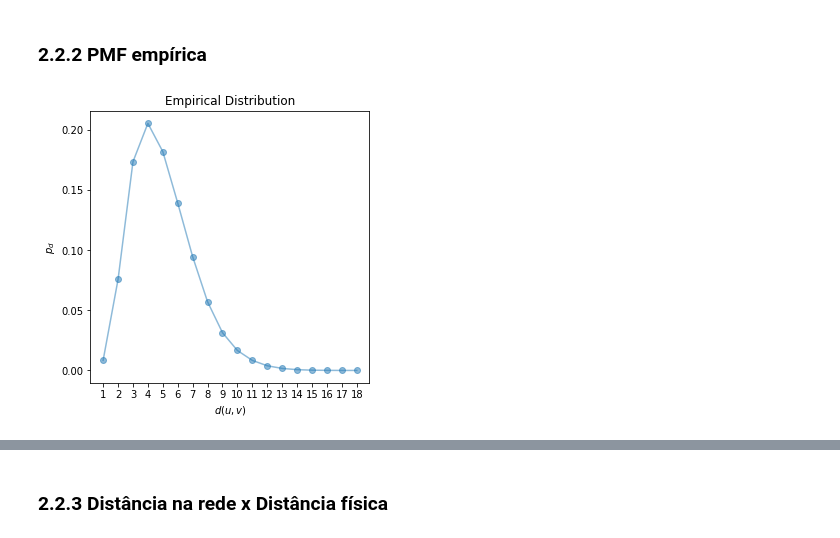
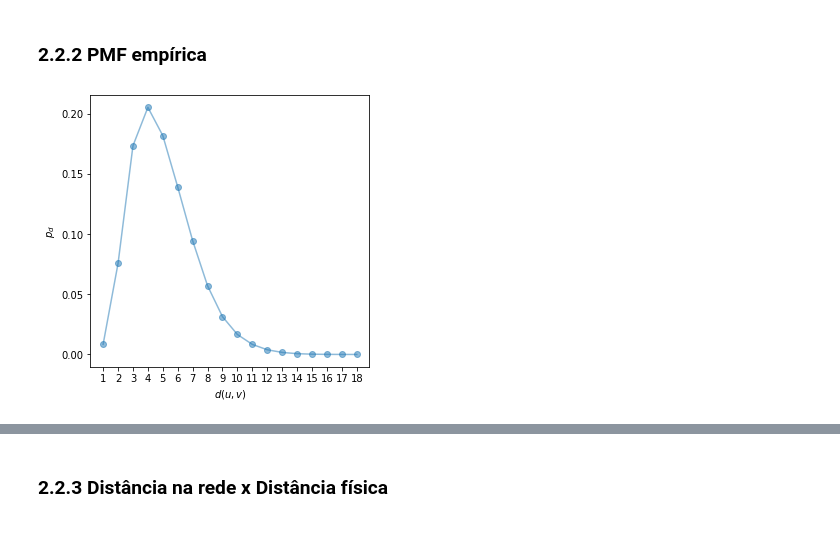
Before and after one commit to girsant/COVID_19, a Jupyter notebook: CPS765_Trab2_AnaliseCleiton.ipynb, the cells around one changed output, grey strips where cells are left out. Saved outputs shown, nothing was run; the diff lists cells and outputs as text; code cells hidden in the pictures.

```diff
--- a/CPS765_Trab2_AnaliseCleiton.ipynb
+++ b/CPS765_Trab2_AnaliseCleiton.ipynb
@@ -460,14 +476,16 @@ Desvio padrão: 2.0870970627922163
 # %%
 x, f_d = np.unique(dist, return_counts=True)
 pmf = f_d/f_d.sum()
+print()
 
 plt.figure(figsize=(5,5))
-plt.title('Empirical Distribution')
+# plt.title('Distribuição Empírica das Distâncias')
 plt.xlabel('$d(u,v)$')
 plt.ylabel('$p_d$')
 plt.xticks(range(0,20))
 plt.scatter(x,pmf,alpha=0.5)
 plt.plot(x,pmf, alpha=0.5)
+plt.savefig('distancias.pdf',format='pdf')
 plt.show()
 # %% [output]
-[figure, old version]
+[figure, new version]
```
Also changed, not shown: parts of 57 cells of this notebook.
